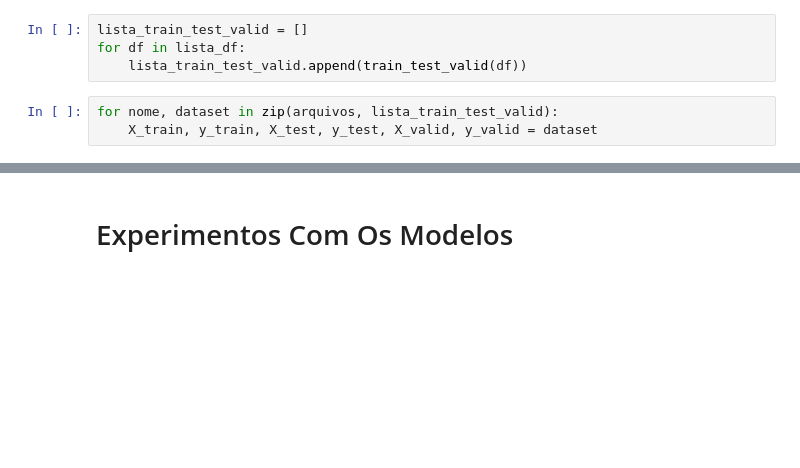
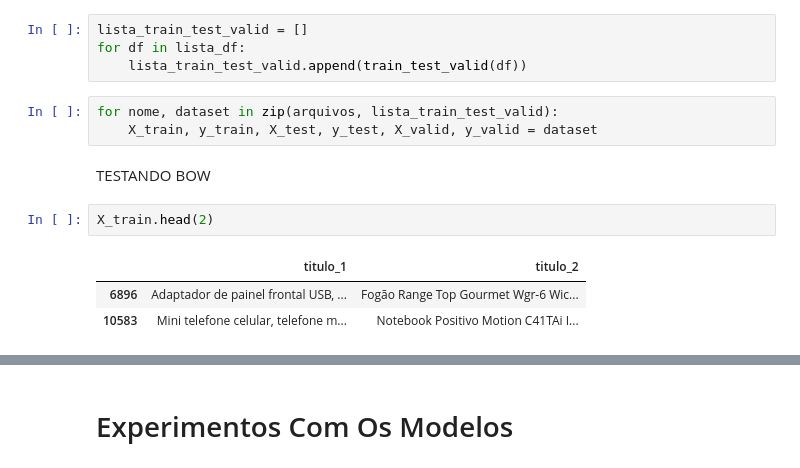
Before and after one commit to Laianna/projeto-sidi-er, a Jupyter notebook: experimento_outros_metodos.ipynb, the cells around one changed output, grey strips where cells are left out. Saved outputs shown, nothing was run; the diff lists cells and outputs as text; blank space fills up the shorter version.

```diff
--- a/experimento_outros_metodos.ipynb
+++ b/experimento_outros_metodos.ipynb
@@ -69,3 +70,11 @@ for df in lista_df:
 # %%
 for nome, dataset in zip(arquivos, lista_train_test_valid):
     X_train, y_train, X_test, y_test, X_valid, y_valid = dataset
+# %% [markdown]
+TESTANDO BOW
+# %%
+X_train.head(2)
+# %% [output]
+|  | titulo_1 | titulo_2 |
+| 6896 | Adaptador de painel frontal USB, ... | Fogão Range Top Gourmet Wgr-6 Wic... |
+| 10583 | Mini telefone celular, telefone m... | Notebook Positivo Motion C41TAi I... |
```
Also changed, not shown: parts of 6 cells of this notebook.
